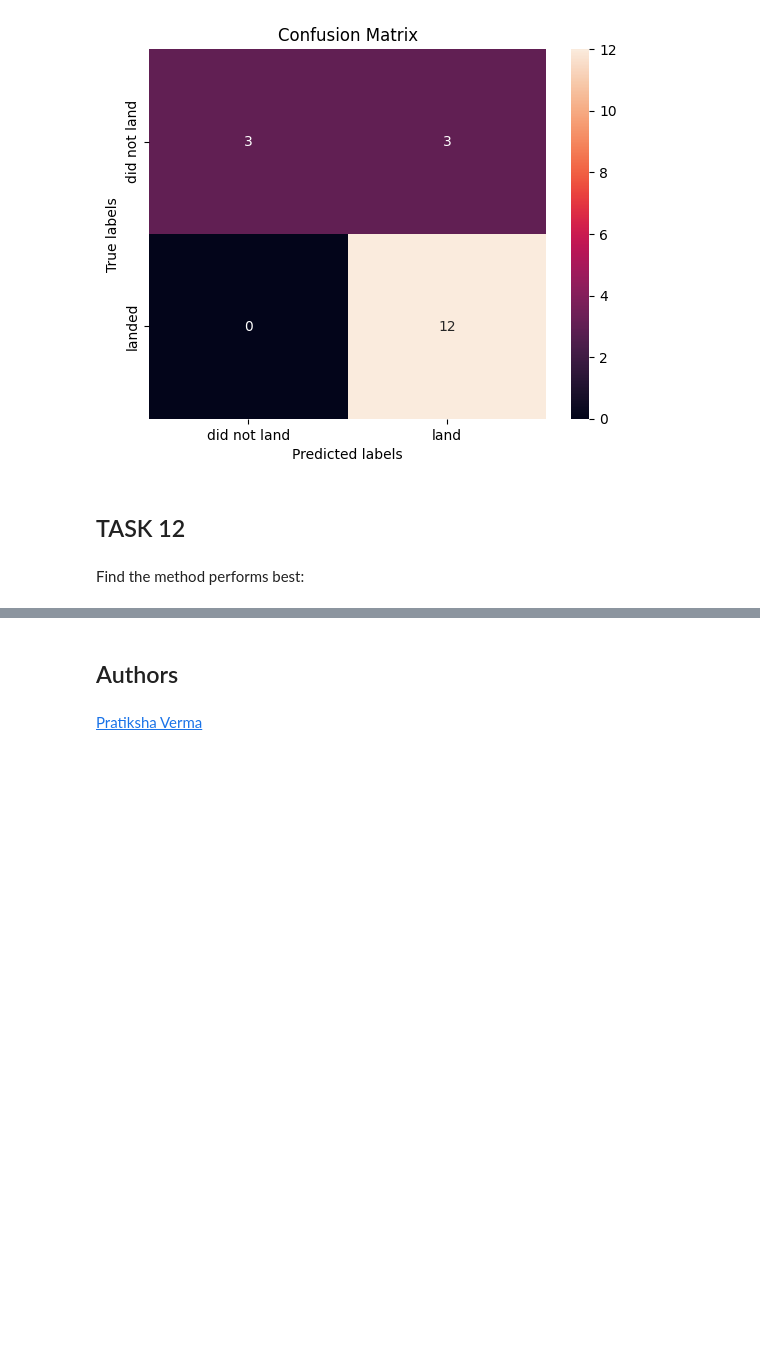
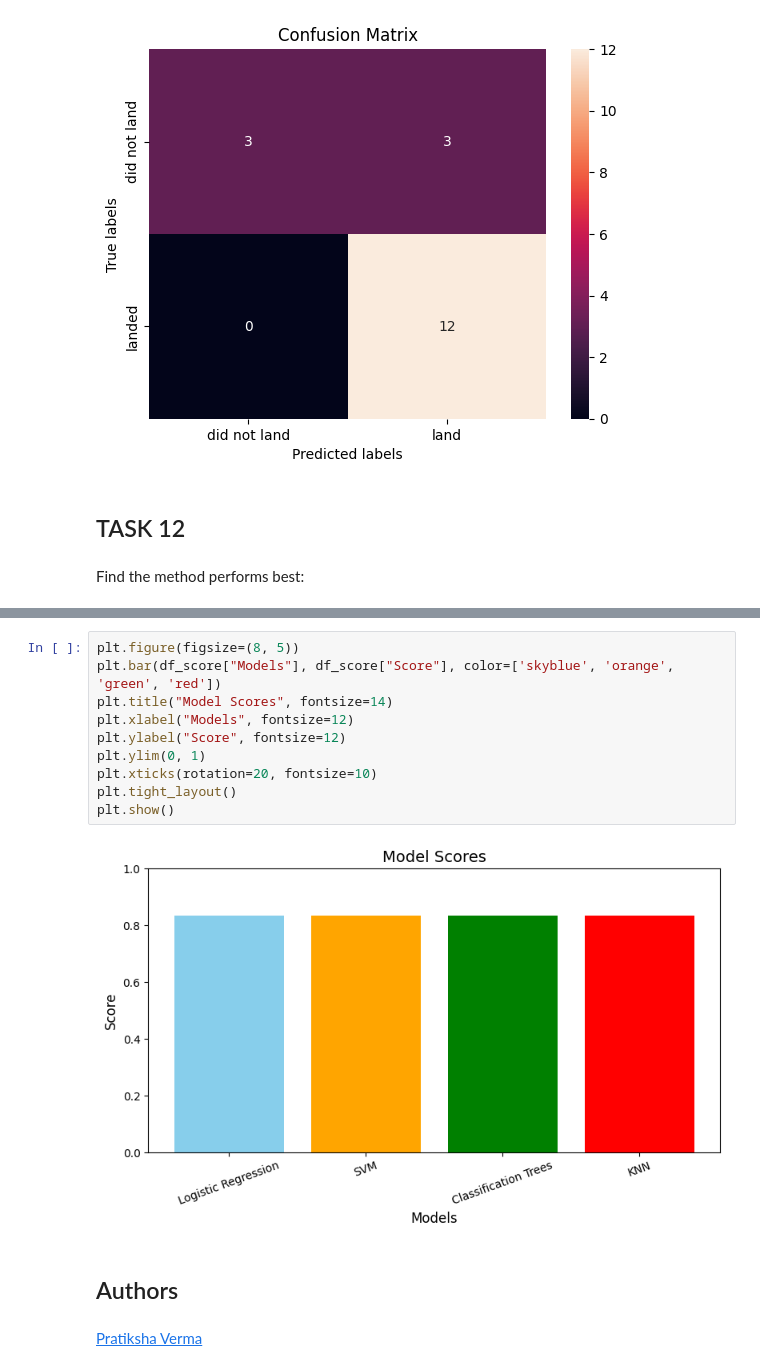
Before and after one commit to anaoliveirac/Data-Science-Capstone, a Jupyter notebook: SpaceX-Machine-Learning-Prediction-Part-5-v1.ipynb, the cells around one changed output, grey strips where cells are left out. Drawn from its saved outputs; the diff is of its cells as text; blank space fills up the shorter version.

```diff
--- a/SpaceX-Machine-Learning-Prediction-Part-5-v1.ipynb
+++ b/SpaceX-Machine-Learning-Prediction-Part-5-v1.ipynb
@@ -376,4 +376,16 @@ df_score
 | 3 | KNN | 0.833333 |
+# %%
+plt.figure(figsize=(8, 5))
+plt.bar(df_score["Models"], df_score["Score"], color=['skyblue', 'orange', 'green', 'red'])
+plt.title("Model Scores", fontsize=14)
+plt.xlabel("Models", fontsize=12)
+plt.ylabel("Score", fontsize=12)
+plt.ylim(0, 1)
+plt.xticks(rotation=20, fontsize=10)
+plt.tight_layout()
+plt.show()
+# %% [output]
+[figure, added]
 # %% [markdown]
 ## Authors
 # %% [markdown]
```
Also changed, not shown: parts of 3 cells of this notebook.
